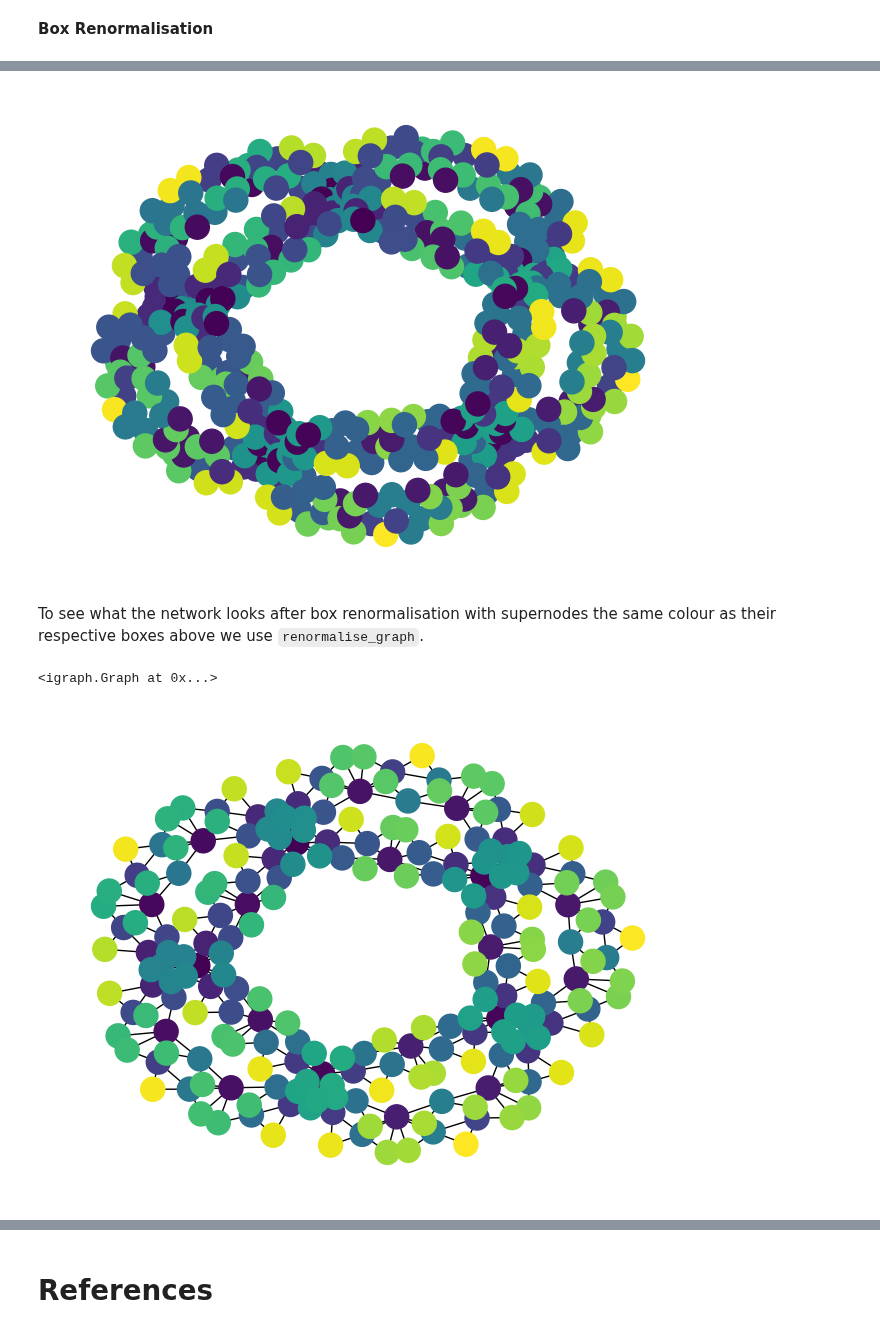
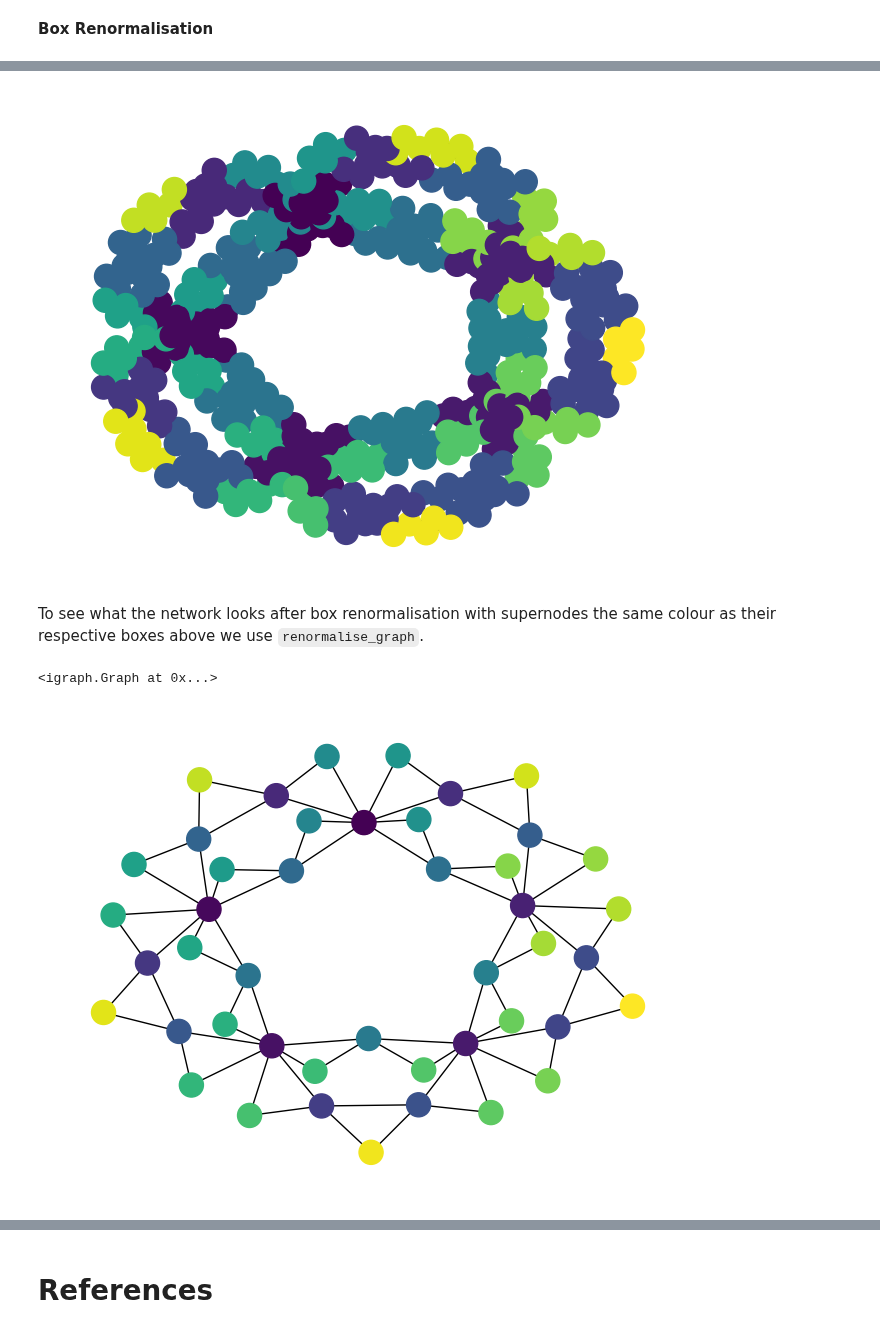
Before and after one commit to katherinehamilton/fractalnetworks, a Jupyter notebook: box-covering.ipynb, the cells around one changed output, grey strips where cells are left out. Cells and saved outputs as stored; diff of their text form; code cells hidden in the pictures.

```diff
--- a/box-covering.ipynb
+++ b/box-covering.ipynb
@@ -263,0 +299,3 @@ print(boxes)
+# %%
+G = Graph.Load("tutorial/2_3_flower-generation4.gml")
+fn.display_network(G)
@@ -263,0 +304,9 @@ print(boxes)
+# %%
+# Find the centres
+centres = fn.accelerated_MEMB(G, 5)
+# %%
+# Calculate the central distance for each node.
+central_distance = fn.find_central_distance(G, centres)
+# %%
+# Assign each node to a box under the MEMB algorithm.
+nodes_to_boxes = fn.assign_nodes_to_boxes(G, centres, central_distance)
@@ -270,12 +337,12 @@ Sometimes we want to be able to visualise the box covering method. The function
 # %%
-draw_box_covering(uvflowerG, nodes_to_boxes)
+fn.draw_box_covering(G, nodes_to_boxes)
 # %% [output]
-[figure, old version]
+[figure, new version]
 # %% [markdown]
 To see what the network looks after box renormalisation with supernodes the same colour as their respective boxes above we use `renormalise_graph`.
 # %%
-renormalise_graph(uvflowerG, boxes, nodes_to_boxes, draw=True)
+fn.renormalise_graph(G, boxes, nodes_to_boxes, draw=True)
 # %% [output]
 <igraph.Graph at 0x...>
-[figure, old version]
+[figure, new version]
 # %% [markdown]
```
Also changed, not shown: parts of 19 cells of this notebook, 4 other files.
